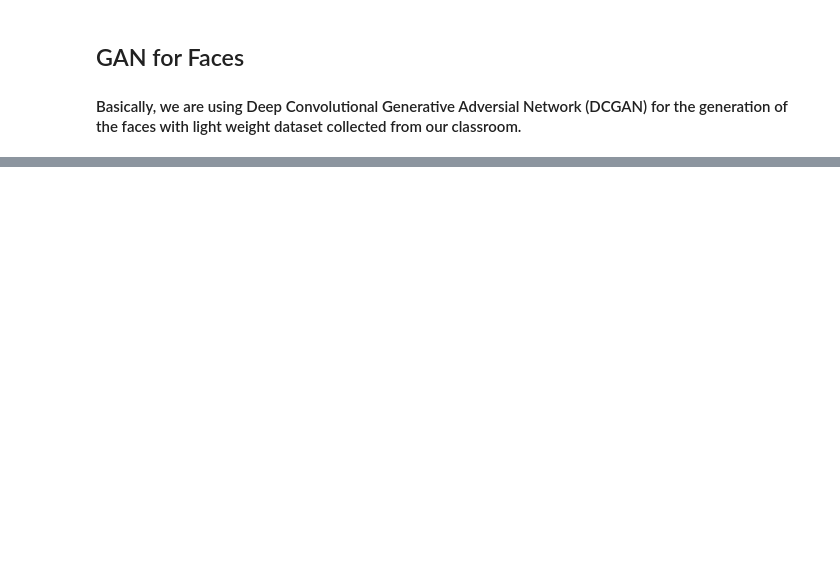
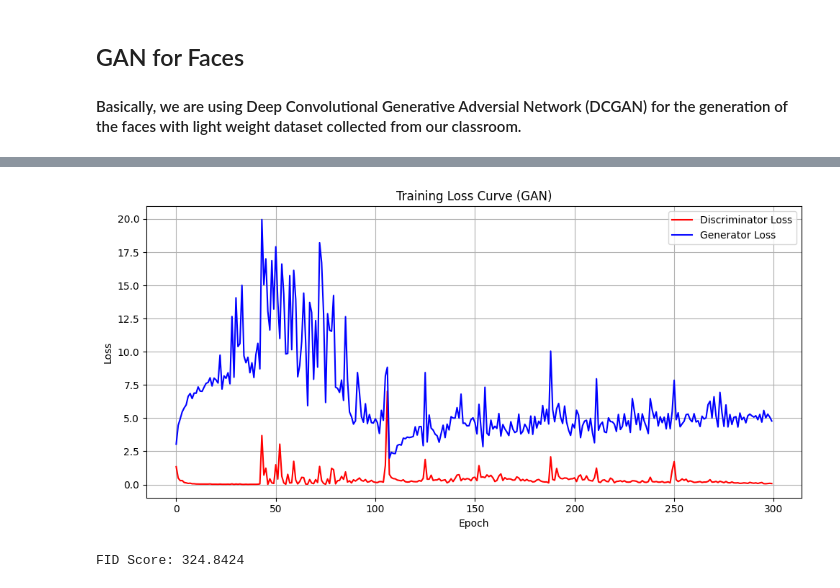
Before and after one commit to Abhijeet-KC/Image_Processing, a Jupyter notebook: 5. DCGAN_Faces/Code.ipynb, the cells around one changed output, grey strips where cells are left out. Cells and saved outputs as stored; diff of their text form; code cells hidden in the pictures; blank space fills up the shorter version.

```diff
--- a/5. DCGAN_Faces/Code.ipynb
+++ b/5. DCGAN_Faces/Code.ipynb
@@ -17,7 +20,7 @@ batch_size = 32
 image_size = 64
 latent_dim = 100
 lr = 0.0002
-num_epochs = 100
+num_epochs = 300
 device = torch.device('cuda' if torch.cuda.is_available() else 'cpu')
 # %%
 # Transforms
@@ -192,0 +195,61 @@ Epoch 12 | Discriminator Loss: 0.0516 | Generator Loss: 7.6981
+# %%
+# Make sure train_losses_G and train_losses_D are already populated
+
+plt.figure(figsize=(10, 5))
+plt.plot(train_losses_D, label='Discriminator Loss', color='red')
+plt.plot(train_losses_G, label='Generator Loss', color='blue')
+plt.xlabel('Epoch')
+plt.ylabel('Loss')
+plt.title('Training Loss Curve (GAN)')
+plt.legend()
+plt.grid(True)
+plt.tight_layout()
+plt.show()
+# %% [output]
+[figure, added]
+# %%
+# Instantiate FID metric
+fid = FrechetInceptionDistance(feature=2048).to(device)
+
+# Resize transform (no normalization!)
+transform = transforms.Compose([
+    transforms.Resize((299, 299)),
+    transforms.CenterCrop(299),
+])
+
+# Helper to convert grayscale 1-channel tensor to 3-channel RGB by repeating channels
+def gray_to_rgb(imgs):
+    if imgs.shape[1] == 1:
+        return imgs.repeat(1, 3, 1, 1)
+    return imgs
+
+# 1. Update FID with real images
+for real_imgs, _ in dataloader:  # your real image dataloader
+    real_imgs = transform(real_imgs).to(device)
+    real_imgs = gray_to_rgb(real_imgs)
+
+    # Convert to uint8 as expected by FID (0-255)
+    if real_imgs.dtype != torch.uint8:
+        real_imgs = (real_imgs * 255).clamp(0, 255).to(torch.uint8)
+
+    fid.update(real_imgs, real=True)
+    break  # remove break to use whole dataset
+
+# 2. Update FID with fake images generated by your GAN
+G.eval()
+with torch.no_grad():
+    z = torch.randn(64, latent_dim, 1, 1, device=device)
+    fake_imgs = G(z)
+    fake_imgs = gray_to_rgb(fake_imgs)
+    fake_imgs = transform(fake_imgs)
+
+    if fake_imgs.dtype != torch.uint8:
+        fake_imgs = (fake_imgs * 255).clamp(0, 255).to(torch.uint8)
+
+    fid.update(fake_imgs, real=False)
+
+# 3. Compute final FID score
+fid_score = fid.compute()
+print(f"FID Score: {fid_score.item():.4f}")
+# %% [output]
+FID Score: 324.8424
```
Also changed, not shown: parts of 7 cells of this notebook, 1 other file.
